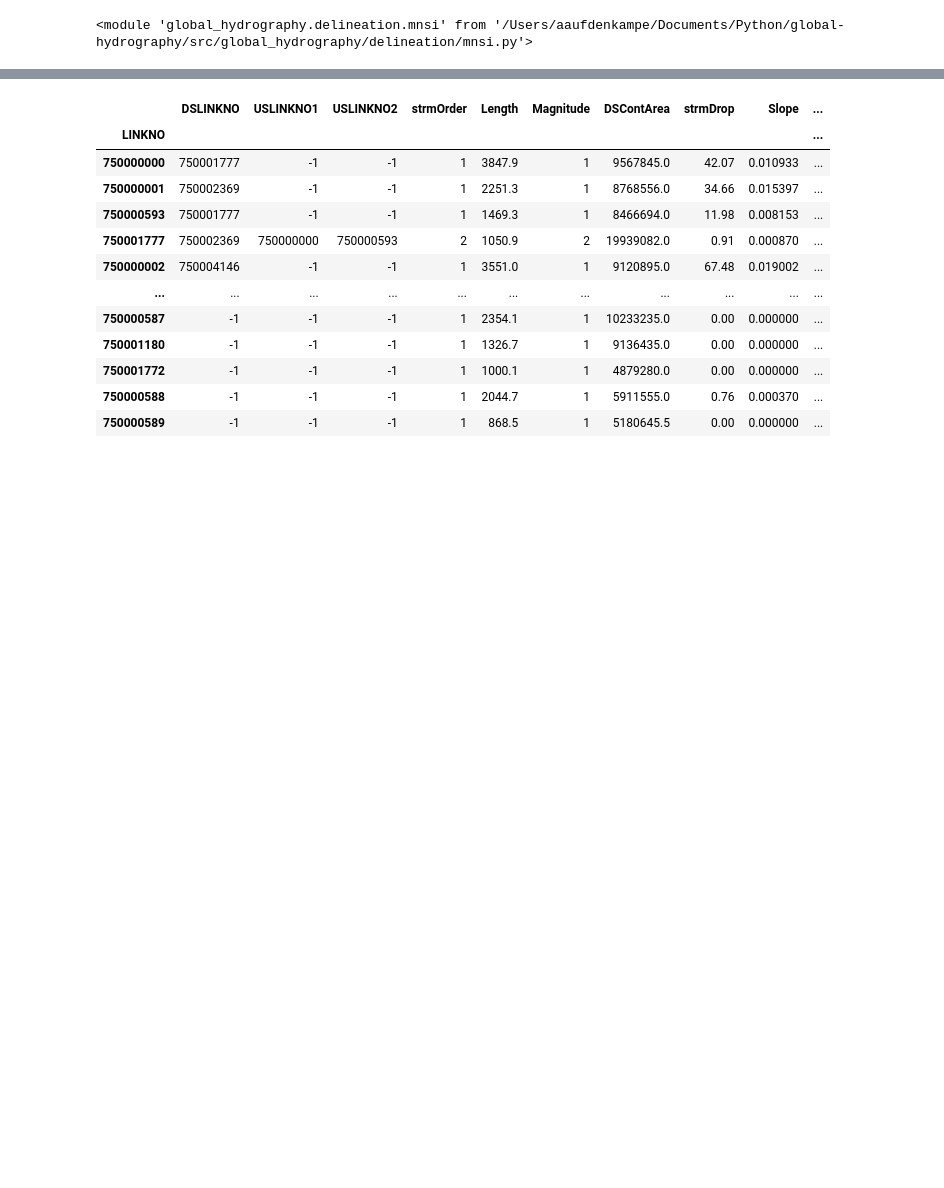
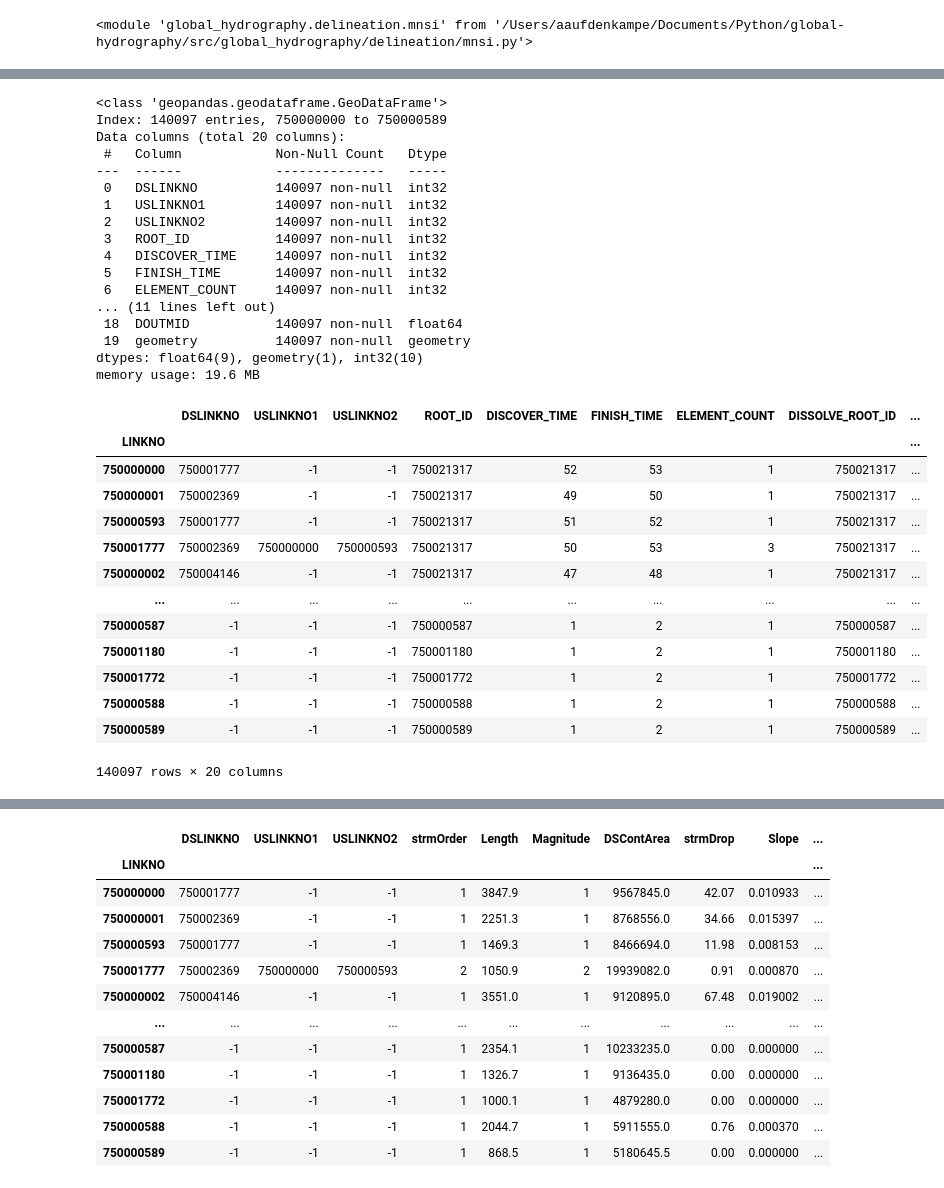
Before and after one commit to WikiWatershed/global-hydrography, a Jupyter notebook: sandbox/modified_nested_set_index.ipynb, the cells around one changed output, grey strips where cells are left out. Saved outputs shown, nothing was run; the diff lists cells and outputs as text; code cells hidden in the pictures; blank space fills up the shorter version.

```diff
--- a/sandbox/modified_nested_set_index.ipynb
+++ b/sandbox/modified_nested_set_index.ipynb
@@ -269,6 +305,6 @@ test_gdf = processed_gdf.copy(deep=True)
 # %%
 #compute the modified nested set index
-mnsi_gdf = modified_nest_set_index(processed_gdf)
+mnsi_gdf = gh.mnsi.modified_nest_set_index(processed_gdf)
 mnsi_gdf.info()
 # %% [output]
 <class 'geopandas.geodataframe.GeoDataFrame'>
@@ -452,7 +509,7 @@ memory usage: 2.1 MB
 # %% [markdown]
 ## Move MNSI fields from streamnet to basins
 # %%
-stream_mnsi_gdf = mnsi_gdf.copy(deep=True)
+streamnet_mnsi_gdf = mnsi_gdf.copy(deep=True)
 # %%
 columns_to_merge = ['DSContArea', 'USContArea']
 
@@ -640,0 +724,3 @@ memory usage: 18.5 MB
+# %%
+streamnet_mnsi_gdf.sort_index(inplace=True)
+streamnet_mnsi_gdf.info()
@@ -640,0 +745,10 @@ memory usage: 18.5 MB
+# %%
+# Compute predissolve group on streamnet file
+# NOTE: takes 6m 11s on Anthony's Mac M3-Max
+streamnet_mnsi_groups_gdf = gh.process.compute_dissolve_groups(
+    streamnet_mnsi_gdf,
+    max_elements=200,
+    min_elements=125,
+)
+# 6m 22.1s for non-sorted index
+# 6m 27.4s for sorted index
@@ -640,0 +773,35 @@ memory usage: 18.5 MB
+# %%
+streamnet_mnsi_groups_gdf.info()
+streamnet_mnsi_groups_gdf
+# %% [output]
+<class 'geopandas.geodataframe.GeoDataFrame'>
+Index: 140097 entries, 750000000 to 750000589
+Data columns (total 20 columns):
+ #   Column            Non-Null Count   Dtype
+---  ------            --------------   -----
+ 0   DSLINKNO          140097 non-null  int32
+ 1   USLINKNO1         140097 non-null  int32
+ 2   USLINKNO2         140097 non-null  int32
+ 3   ROOT_ID           140097 non-null  int32
+ 4   DISCOVER_TIME     140097 non-null  int32
+ 5   FINISH_TIME       140097 non-null  int32
+ 6   ELEMENT_COUNT     140097 non-null  int32
+... (11 lines left out)
+ 18  DOUTMID           140097 non-null  float64
+ 19  geometry          140097 non-null  geometry
+dtypes: float64(9), geometry(1), int32(10)
+memory usage: 19.6 MB
+|  | DSLINKNO | USLINKNO1 | USLINKNO2 | ROOT_ID | DISCOVER_TIME | FINISH_TIME | ELEMENT_COUNT | DISSOLVE_ROOT_ID | ... |
+| LINKNO |  |  |  |  |  |  |  |  | ... |
+| 750000000 | 750001777 | -1 | -1 | 750021317 | 52 | 53 | 1 | 750021317 | ... |
+| 750000001 | 750002369 | -1 | -1 | 750021317 | 49 | 50 | 1 | 750021317 | ... |
+| 750000593 | 750001777 | -1 | -1 | 750021317 | 51 | 52 | 1 | 750021317 | ... |
+| 750001777 | 750002369 | 750000000 | 750000593 | 750021317 | 50 | 53 | 3 | 750021317 | ... |
+| 750000002 | 750004146 | -1 | -1 | 750021317 | 47 | 48 | 1 | 750021317 | ... |
+| ... | ... | ... | ... | ... | ... | ... | ... | ... | ... |
+| 750000587 | -1 | -1 | -1 | 750000587 | 1 | 2 | 1 | 750000587 | ... |
+| 750001180 | -1 | -1 | -1 | 750001180 | 1 | 2 | 1 | 750001180 | ... |
+| 750001772 | -1 | -1 | -1 | 750001772 | 1 | 2 | 1 | 750001772 | ... |
+| 750000588 | -1 | -1 | -1 | 750000588 | 1 | 2 | 1 | 750000588 | ... |
+| 750000589 | -1 | -1 | -1 | 750000589 | 1 | 2 | 1 | 750000589 | ... |
+140097 rows × 20 columns
```
Also changed, not shown: parts of 47 cells of this notebook, 3 other files.
